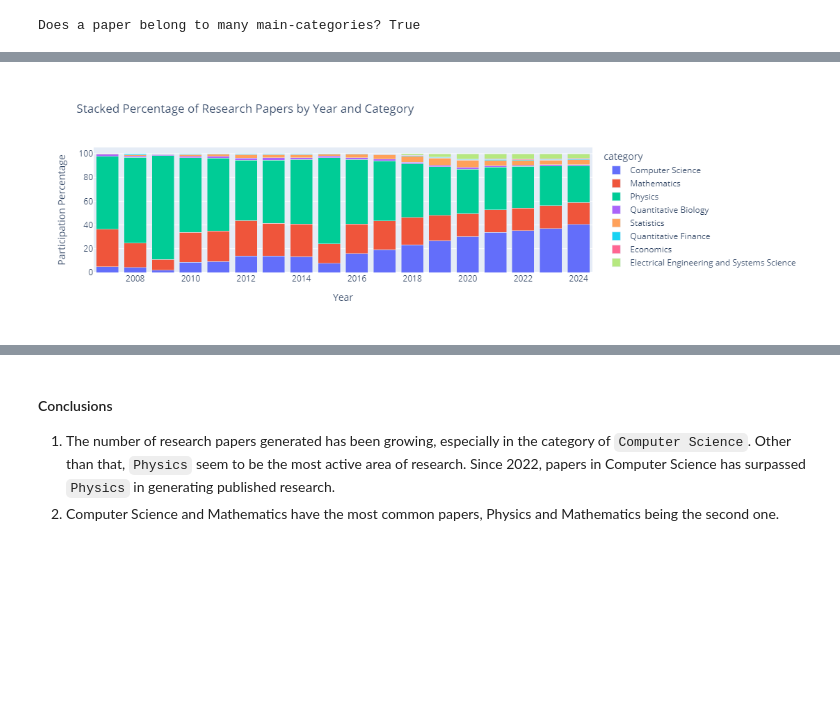
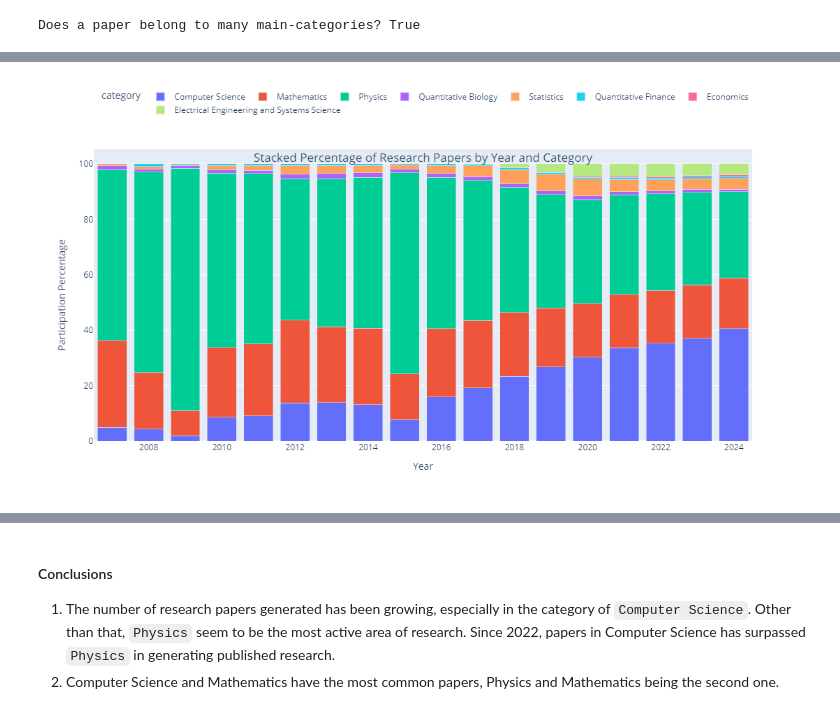
Before and after one commit to chirag1992m/arxiv-data-exploration, a Jupyter notebook: trend_exploration/arxiv_trend_exploration.ipynb, the cells around one changed output, grey strips where cells are left out. Saved outputs shown, nothing was run; the diff lists cells and outputs as text; code cells hidden in the pictures; blank space fills up the shorter version.

```diff
--- a/trend_exploration/arxiv_trend_exploration.ipynb
+++ b/trend_exploration/arxiv_trend_exploration.ipynb
@@ -24,6 +25,11 @@ nltk.download('stopwords')
 [nltk_data]     C:\Users\chira\AppData\Roaming\nltk_data...
 [nltk_data]   Package stopwords is already up-to-date!
 True
+# %%
+def save_and_show(fig, name):
+    with open(f"./graphs/{name}.json", "w") as f:
+        f.write(pio.to_json(fig))
+    fig.show()
 # %% [markdown]
 ## Load Data
 # %%
@@ -142,31 +172,49 @@ fig.show()
 # %%
 arxiv_metadata_plot = arxiv_metadata[['id', 'categories', 'year']]
 arxiv_metadata_plot = arxiv_metadata_plot.assign(category=arxiv_metadata_plot['categories'].str.split(' ')).explode('category')
 arxiv_metadata_plot['category'] = arxiv_metadata_plot['category'].apply(lambda x: get_category(x))
 
 # Group by year and category, then count papers
 arxiv_metadata_plot = arxiv_metadata_plot.groupby(['year', 'category']).size().reset_index(name='count')
 
 # Plot stacked histogram using Plotly
 # Calculate the total count per year for percentage calculation
 total_per_year = arxiv_metadata_plot.groupby('year')['count'].sum().reset_index()
 total_per_year.columns = ['year', 'total_count']
 
 # Merge the total counts with the grouped data
 arxiv_metadata_plot = pd.merge(arxiv_metadata_plot, total_per_year, on='year')
 
 # Calculate the percentage
 arxiv_metadata_plot['percentage'] = arxiv_metadata_plot['count'] / arxiv_metadata_plot['total_count'] * 100
 
 # Plot stacked percentage plot using Plotly
 fig = px.bar(arxiv_metadata_plot, x='year', y='percentage', color='category',
              title='Stacked Percentage of Research Papers by Year and Category',
              labels={'year': 'Year', 'percentage': 'Participation Percentage'},
              barmode='stack')
 
-fig.show()
+fig.update_layout(
+    width=550,
+    height=600,
+    legend=dict(
+        orientation="h",
+        yanchor="bottom",
+        y=1.1,
+        xanchor="right",
+        x=1
+    ),
+    title=dict(
+        y=0.82,
+        x=0.5,
+        xanchor='center',
+        yanchor='top'
+    )
+)
+
+save_and_show(fig, "stacked_category_research_per_year")
 # %% [output]
-[figure, old version]
+[figure, new version]
 # %%
 arxiv_metadata_plot = arxiv_metadata[['id', 'categories', 'year']]
 arxiv_metadata_plot = arxiv_metadata_plot.assign(category=arxiv_metadata_plot['categories'].str.split(' '))
```
Also changed, not shown: parts of 9 cells of this notebook, 8 other files.
